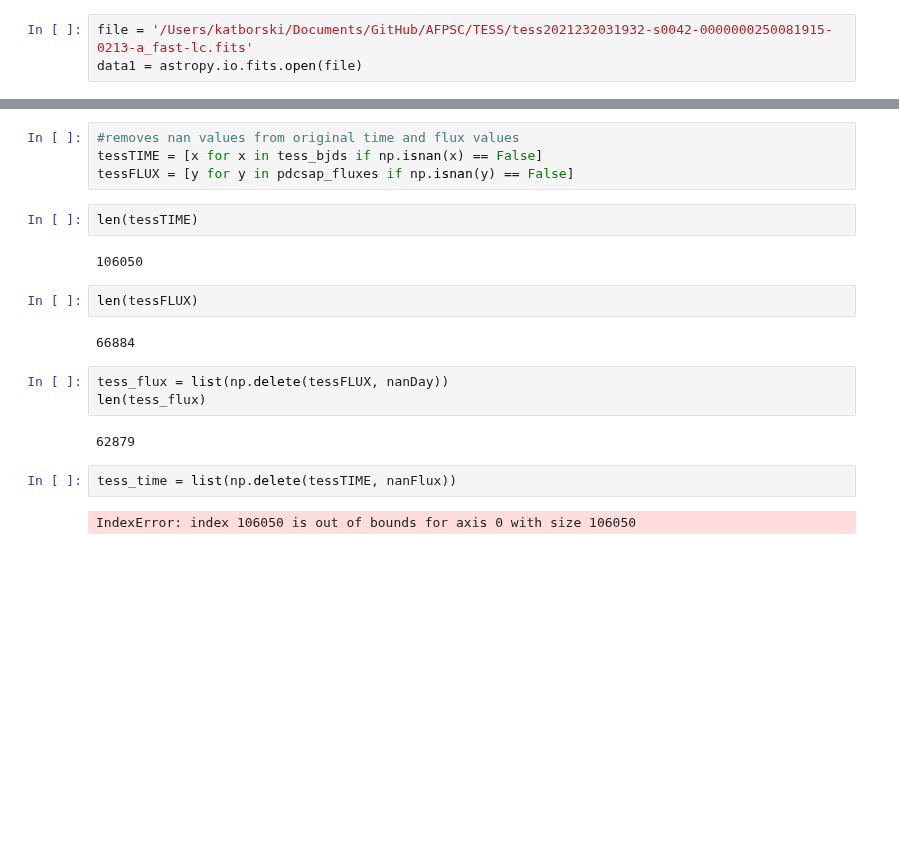
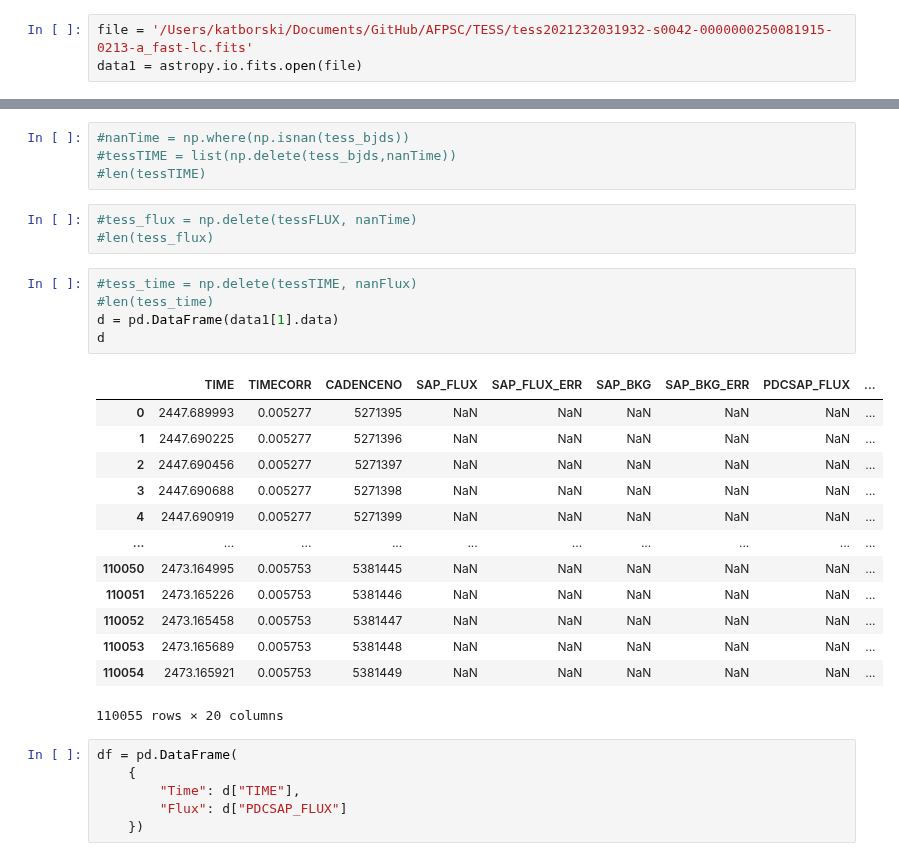
Before and after one commit to MillionConcepts/tess_swift_afpsc, a Jupyter notebook: TESS_removeNans.ipynb, the cells around one changed output, grey strips where cells are left out. Cells and saved outputs as stored; diff of their text form; blank space fills up the shorter version.

```diff
--- a/TESS_removeNans.ipynb
+++ b/TESS_removeNans.ipynb
@@ -31,21 +29,32 @@ nanFlux = np.array(np.where(np.isnan(pdcsap_fluxes)))
-# %%
-#removes nan values from original time and flux values
-tessTIME = [x for x in tess_bjds if np.isnan(x) == False]
-tessFLUX = [y for y in pdcsap_fluxes if np.isnan(y) == False]
-# %%
-len(tessTIME)
-# %% [output]
-106050
-# %%
-len(tessFLUX)
-# %% [output]
-66884
+# %%
+#nanTime = np.where(np.isnan(tess_bjds))
+#tessTIME = list(np.delete(tess_bjds,nanTime))
+#len(tessTIME)
 # %%
-tess_flux = list(np.delete(tessFLUX, nanDay))
-len(tess_flux)
+#tess_flux = np.delete(tessFLUX, nanTime)
+#len(tess_flux)
-# %% [output]
-62879
 # %%
-tess_time = list(np.delete(tessTIME, nanFlux))
+#tess_time = np.delete(tessTIME, nanFlux)
+#len(tess_time)
+d = pd.DataFrame(data1[1].data)
+d
 # %% [output]
+|  | TIME | TIMECORR | CADENCENO | SAP_FLUX | SAP_FLUX_ERR | SAP_BKG | SAP_BKG_ERR | PDCSAP_FLUX | ... |
+| 0 | 2447.689993 | 0.005277 | 5271395 | NaN | NaN | NaN | NaN | NaN | ... |
+| 1 | 2447.690225 | 0.005277 | 5271396 | NaN | NaN | NaN | NaN | NaN | ... |
+| 2 | 2447.690456 | 0.005277 | 5271397 | NaN | NaN | NaN | NaN | NaN | ... |
+| 3 | 2447.690688 | 0.005277 | 5271398 | NaN | NaN | NaN | NaN | NaN | ... |
+| 4 | 2447.690919 | 0.005277 | 5271399 | NaN | NaN | NaN | NaN | NaN | ... |
+| ... | ... | ... | ... | ... | ... | ... | ... | ... | ... |
+| 110050 | 2473.164995 | 0.005753 | 5381445 | NaN | NaN | NaN | NaN | NaN | ... |
+| 110051 | 2473.165226 | 0.005753 | 5381446 | NaN | NaN | NaN | NaN | NaN | ... |
+| 110052 | 2473.165458 | 0.005753 | 5381447 | NaN | NaN | NaN | NaN | NaN | ... |
+| 110053 | 2473.165689 | 0.005753 | 5381448 | NaN | NaN | NaN | NaN | NaN | ... |
+| 110054 | 2473.165921 | 0.005753 | 5381449 | NaN | NaN | NaN | NaN | NaN | ... |
-IndexError: index 106050 is out of bounds for axis 0 with size 106050
+110055 rows × 20 columns
+# %%
+df = pd.DataFrame(
+    {
+        "Time": d["TIME"],
+        "Flux": d["PDCSAP_FLUX"]
+    })
```
Also changed, not shown: parts of 9 cells of this notebook.
